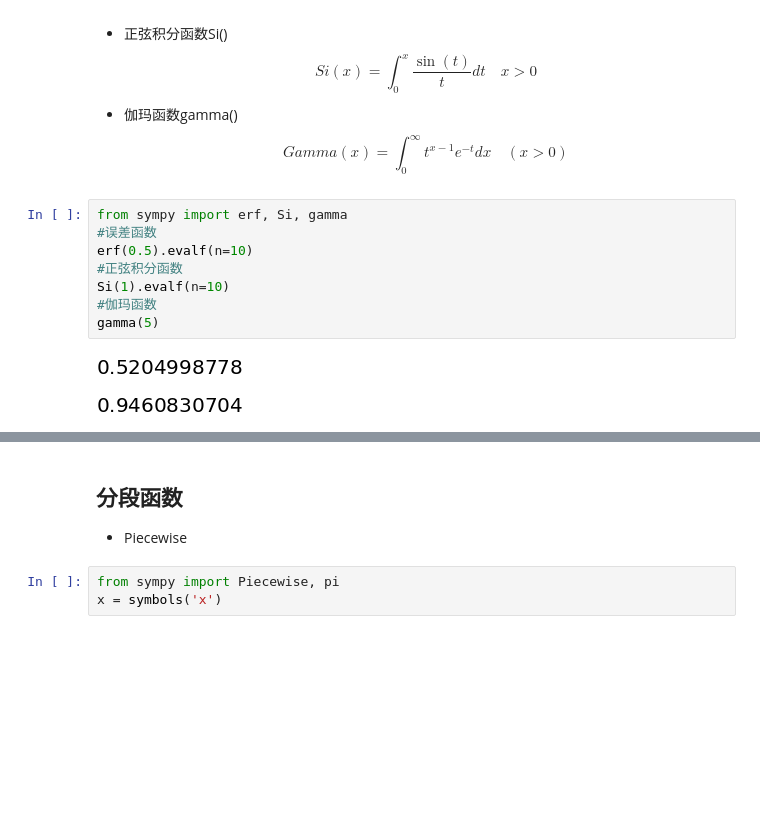
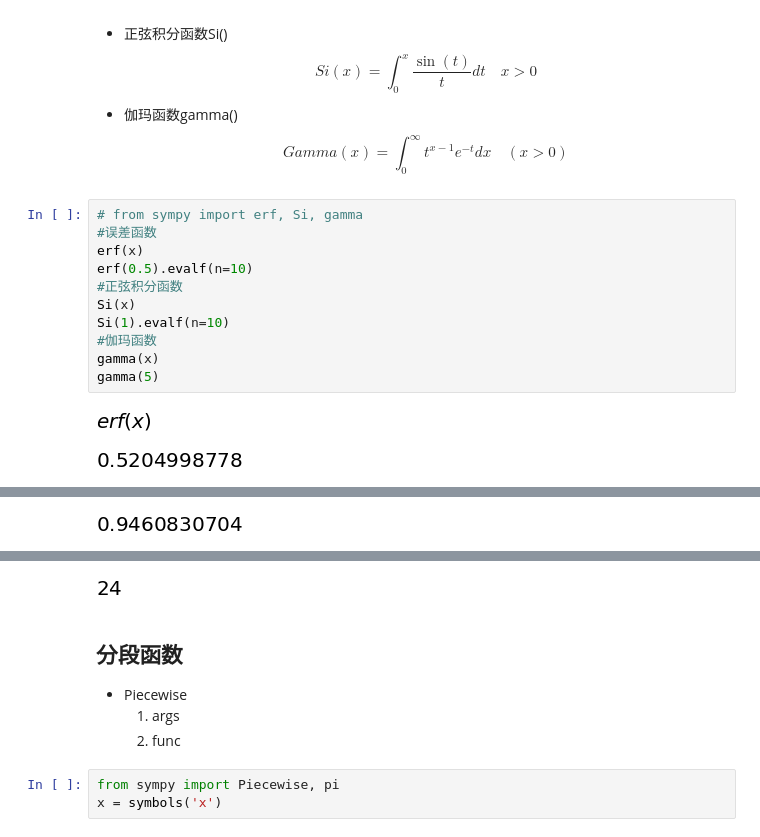
Before and after one commit to zidanewenqsh/mynotebook_01, a Jupyter notebook: sympy_demo.ipynb, the cells around one changed output, grey strips where cells are left out. Saved outputs shown, nothing was run; the diff lists cells and outputs as text; blank space fills up the shorter version.

```diff
--- a/sympy_demo.ipynb
+++ b/sympy_demo.ipynb
@@ -476,13 +1640,16 @@ SeqMul(SeqFormula(n ** 3), SeqFormula(n ** 2))
 * 伽玛函数gamma()
     $$Gamma(x)=\int_0^\infty{t^{x-1}e^{-t}dx\quad(x>0)}$$
 # %%
-from sympy import erf, Si, gamma
+# from sympy import erf, Si, gamma
 #误差函数
+erf(x)
 erf(0.5).evalf(n=10)
 #正弦积分函数
+Si(x)
 Si(1).evalf(n=10)
 #伽玛函数
+gamma(x)
 gamma(5)
 # %% [output]
-[figure, old version]
+[figure, new version]
-[figure, old version]
+[figure, new version]
@@ -489,0 +1657 @@ gamma(5)
+[figure, added]
@@ -490,6 +1659,9 @@ gamma(5)
+[figure, added]
 # %% [markdown]
 ## 分段函数
 * Piecewise
+    1. args
+    2. func
 # %%
 from sympy import Piecewise, pi
 x = symbols('x')
```
Also changed, not shown: parts of 250 cells of this notebook, 2 other files.
